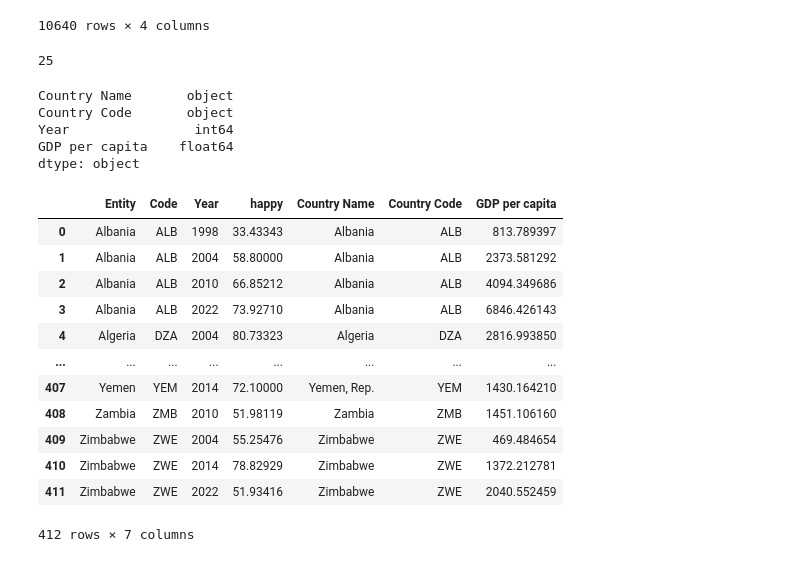
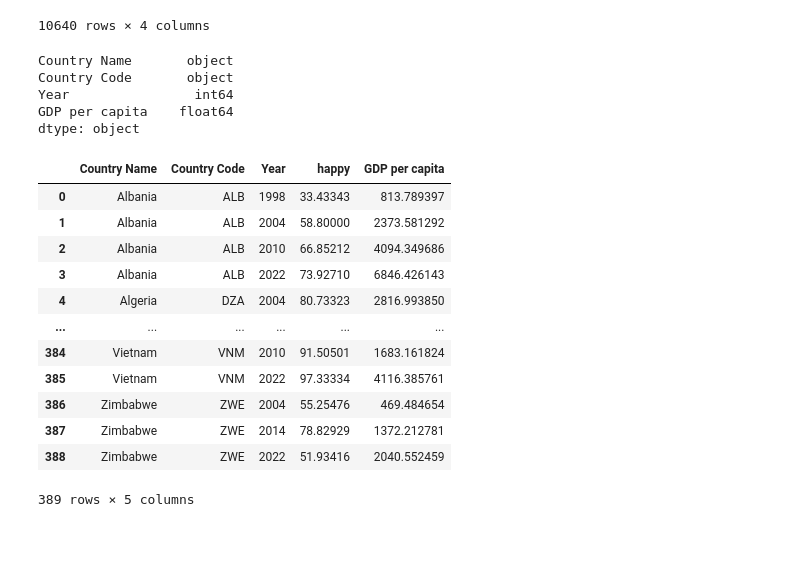
Before and after one commit to mathisjankovic/Correllation-between-GPD-evolution-and-happiness, a Jupyter notebook: GDPperCapvsHappiness.ipynb, the cells around one changed output. Saved outputs shown, nothing was run; the diff lists cells and outputs as text; code cells hidden in the pictures.

Commit message:
Merged happiness dataset with GDP per cap. dataset

```diff
--- a/GDPperCapvsHappiness.ipynb
+++ b/GDPperCapvsHappiness.ipynb
@@ -21,3 +21,13 @@ happiness
 | 421 | Zimbabwe | ZWE | 2014 | 78.82929 |
 | 422 | Zimbabwe | ZWE | 2022 | 51.93416 |
 423 rows × 4 columns
+# %%
+onlyone = happiness["Entity"].value_counts()
+
+country_onlyone = onlyone[onlyone == 1].index.tolist()
+
+happiness_filtered = happiness[~happiness['Entity'].isin(country_onlyone)]
+
+happiness_filtered
+
+#print(country_onlyone)
@@ -138,18 +134,6 @@ gdppercap_filtered
 | 10638 | Zambia | ZMB | 2022 | 1447.123101 |
 | 10639 | Zimbabwe | ZWE | 2022 | 2040.552459 |
 10640 rows × 4 columns
-# %%
-onlyone = happiness["Entity"].value_counts()
-
-country_onlyone = onlyone[onlyone == 1].index.tolist()
-
-gdppercap_final = gdppercap_filtered[~gdppercap_filtered['Country Name'].isin(country_onlyone)]
-
-gdppercap_final
-
-print(len(country_onlyone))
-# %% [output]
-25
 # %%
 gdppercap_filtered.dtypes
 # %% [output]
@@ -159,28 +143,37 @@ Year                int64
 GDP per capita    float64
 dtype: object
 # %%
-gpdpercap_vs_happiness = (
-    happiness.merge(gdppercap_filtered,
-                    left_on=['Code', 'Year'],
-                    right_on=['Country Code', 'Year']
+gpdpercap_vs_happiness_merged = (
+    happiness_filtered.merge(gdppercap_filtered,
+                             how='inner',
+                             left_on=['Code', 'Year'],
+                             right_on=['Country Code', 'Year']
                     )
 )
 
+gpdpercap_vs_happiness = (
+    gpdpercap_vs_happiness_merged
+    .drop(columns={'Country Name', 'Country Code'})
+    .rename(columns={'Entity': 'Country Name',
+                    'Code': 'Country Code'}
+                    'happy': 'Happiness'}
+)
+
 gpdpercap_vs_happiness
 # %% [output]
-|  | Entity | Code | Year | happy | Country Name | Country Code | GDP per capita |
-| 0 | Albania | ALB | 1998 | 33.43343 | Albania | ALB | 813.789397 |
-| 1 | Albania | ALB | 2004 | 58.80000 | Albania | ALB | 2373.581292 |
-| 2 | Albania | ALB | 2010 | 66.85212 | Albania | ALB | 4094.349686 |
-| 3 | Albania | ALB | 2022 | 73.92710 | Albania | ALB | 6846.426143 |
-| 4 | Algeria | DZA | 2004 | 80.73323 | Algeria | DZA | 2816.993850 |
-| ... | ... | ... | ... | ... | ... | ... | ... |
-| 407 | Yemen | YEM | 2014 | 72.10000 | Yemen, Rep. | YEM | 1430.164210 |
-| 408 | Zambia | ZMB | 2010 | 51.98119 | Zambia | ZMB | 1451.106160 |
-| 409 | Zimbabwe | ZWE | 2004 | 55.25476 | Zimbabwe | ZWE | 469.484654 |
-| 410 | Zimbabwe | ZWE | 2014 | 78.82929 | Zimbabwe | ZWE | 1372.212781 |
-| 411 | Zimbabwe | ZWE | 2022 | 51.93416 | Zimbabwe | ZWE | 2040.552459 |
+|  | Country Name | Country Code | Year | happy | GDP per capita |
+| 0 | Albania | ALB | 1998 | 33.43343 | 813.789397 |
+| 1 | Albania | ALB | 2004 | 58.80000 | 2373.581292 |
+| 2 | Albania | ALB | 2010 | 66.85212 | 4094.349686 |
+| 3 | Albania | ALB | 2022 | 73.92710 | 6846.426143 |
+| 4 | Algeria | DZA | 2004 | 80.73323 | 2816.993850 |
+| ... | ... | ... | ... | ... | ... |
+| 384 | Vietnam | VNM | 2010 | 91.50501 | 1683.161824 |
+| 385 | Vietnam | VNM | 2022 | 97.33334 | 4116.385761 |
+| 386 | Zimbabwe | ZWE | 2004 | 55.25476 | 469.484654 |
+| 387 | Zimbabwe | ZWE | 2014 | 78.82929 | 1372.212781 |
+| 388 | Zimbabwe | ZWE | 2022 | 51.93416 | 2040.552459 |
-412 rows × 7 columns
+389 rows × 5 columns
 # %%
 #trends[['S003', 'S020','A008']].query('S003.str.contains("Indonesia") \
 #    and S020.str.contains("2018")').value_counts()
```
Also changed, not shown: parts of 2 cells of this notebook.
